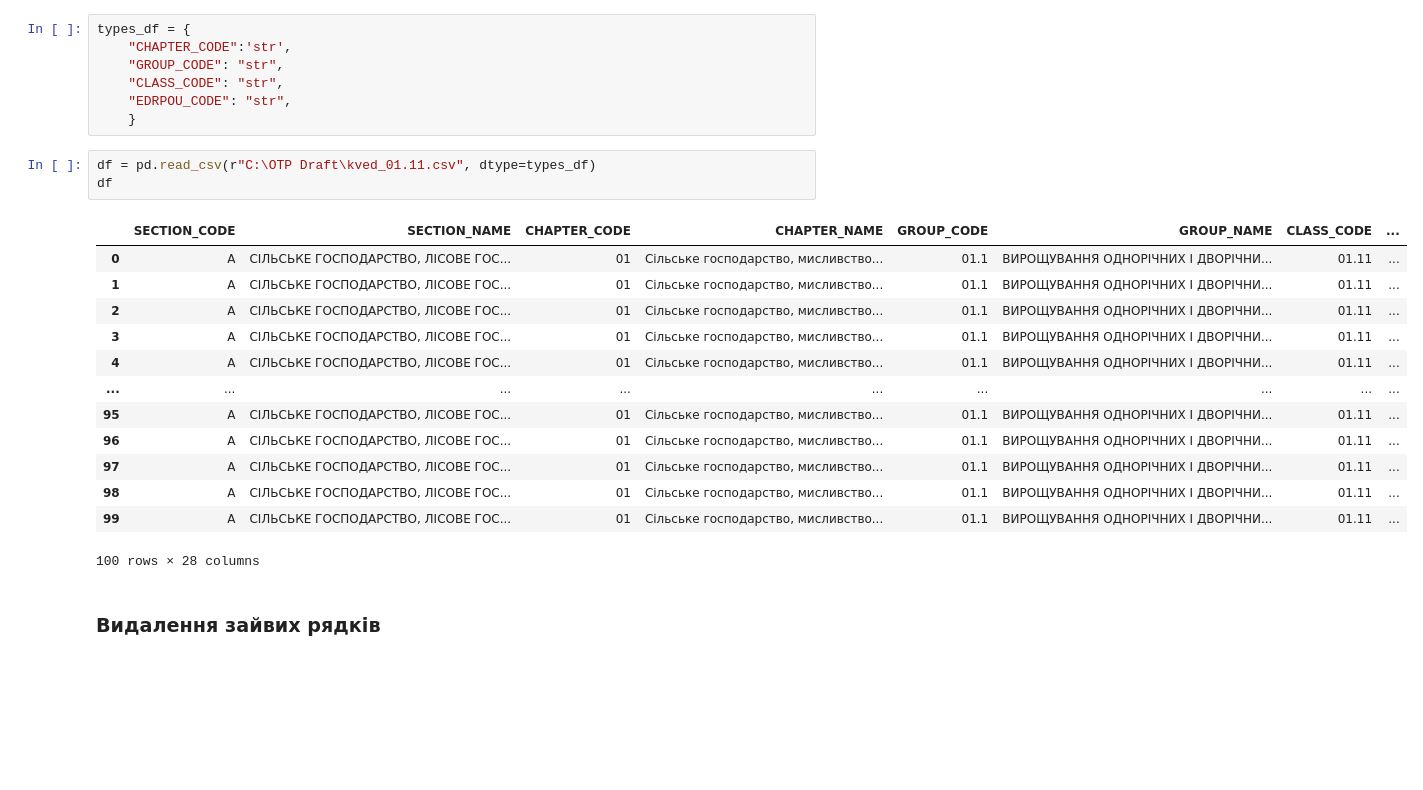
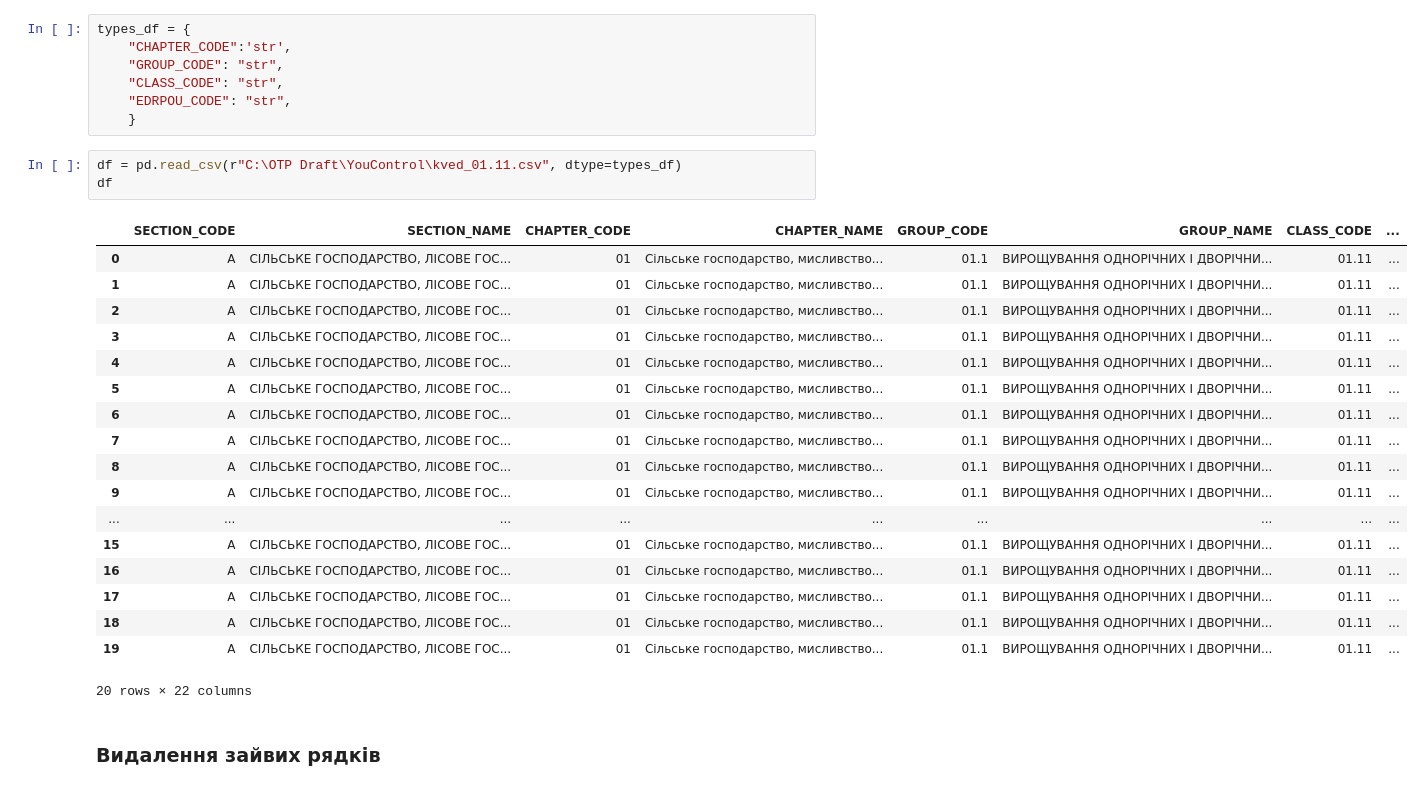
Before and after one commit to talokin1/parse_youcontrol, a Jupyter notebook: parsing_preprocessing.ipynb, the cells around one changed output. Drawn from its saved outputs; the diff is of its cells as text; blank space fills up the shorter version.

```diff
--- a/parsing_preprocessing.ipynb
+++ b/parsing_preprocessing.ipynb
@@ -11,22 +11,27 @@ types_df = {
     "EDRPOU_CODE": "str",
     }
 # %%
-df = pd.read_csv(r"C:\OTP Draft\kved_01.11.csv", dtype=types_df)
+df = pd.read_csv(r"C:\OTP Draft\YouControl\kved_01.11.csv", dtype=types_df)
 df
 # %% [output]
 |  | SECTION_CODE | SECTION_NAME | CHAPTER_CODE | CHAPTER_NAME | GROUP_CODE | GROUP_NAME | CLASS_CODE | ... |
 | 0 | A | СІЛЬСЬКЕ ГОСПОДАРСТВО, ЛІСОВЕ ГОС... | 01 | Сільське господарство, мисливство... | 01.1 | ВИРОЩУВАННЯ ОДНОРІЧНИХ І ДВОРІЧНИ... | 01.11 | ... |
 | 1 | A | СІЛЬСЬКЕ ГОСПОДАРСТВО, ЛІСОВЕ ГОС... | 01 | Сільське господарство, мисливство... | 01.1 | ВИРОЩУВАННЯ ОДНОРІЧНИХ І ДВОРІЧНИ... | 01.11 | ... |
 | 2 | A | СІЛЬСЬКЕ ГОСПОДАРСТВО, ЛІСОВЕ ГОС... | 01 | Сільське господарство, мисливство... | 01.1 | ВИРОЩУВАННЯ ОДНОРІЧНИХ І ДВОРІЧНИ... | 01.11 | ... |
 | 3 | A | СІЛЬСЬКЕ ГОСПОДАРСТВО, ЛІСОВЕ ГОС... | 01 | Сільське господарство, мисливство... | 01.1 | ВИРОЩУВАННЯ ОДНОРІЧНИХ І ДВОРІЧНИ... | 01.11 | ... |
 | 4 | A | СІЛЬСЬКЕ ГОСПОДАРСТВО, ЛІСОВЕ ГОС... | 01 | Сільське господарство, мисливство... | 01.1 | ВИРОЩУВАННЯ ОДНОРІЧНИХ І ДВОРІЧНИ... | 01.11 | ... |
+| 5 | A | СІЛЬСЬКЕ ГОСПОДАРСТВО, ЛІСОВЕ ГОС... | 01 | Сільське господарство, мисливство... | 01.1 | ВИРОЩУВАННЯ ОДНОРІЧНИХ І ДВОРІЧНИ... | 01.11 | ... |
+| 6 | A | СІЛЬСЬКЕ ГОСПОДАРСТВО, ЛІСОВЕ ГОС... | 01 | Сільське господарство, мисливство... | 01.1 | ВИРОЩУВАННЯ ОДНОРІЧНИХ І ДВОРІЧНИ... | 01.11 | ... |
+| 7 | A | СІЛЬСЬКЕ ГОСПОДАРСТВО, ЛІСОВЕ ГОС... | 01 | Сільське господарство, мисливство... | 01.1 | ВИРОЩУВАННЯ ОДНОРІЧНИХ І ДВОРІЧНИ... | 01.11 | ... |
+| 8 | A | СІЛЬСЬКЕ ГОСПОДАРСТВО, ЛІСОВЕ ГОС... | 01 | Сільське господарство, мисливство... | 01.1 | ВИРОЩУВАННЯ ОДНОРІЧНИХ І ДВОРІЧНИ... | 01.11 | ... |
+| 9 | A | СІЛЬСЬКЕ ГОСПОДАРСТВО, ЛІСОВЕ ГОС... | 01 | Сільське господарство, мисливство... | 01.1 | ВИРОЩУВАННЯ ОДНОРІЧНИХ І ДВОРІЧНИ... | 01.11 | ... |
 | ... | ... | ... | ... | ... | ... | ... | ... | ... |
-| 95 | A | СІЛЬСЬКЕ ГОСПОДАРСТВО, ЛІСОВЕ ГОС... | 01 | Сільське господарство, мисливство... | 01.1 | ВИРОЩУВАННЯ ОДНОРІЧНИХ І ДВОРІЧНИ... | 01.11 | ... |
-| 96 | A | СІЛЬСЬКЕ ГОСПОДАРСТВО, ЛІСОВЕ ГОС... | 01 | Сільське господарство, мисливство... | 01.1 | ВИРОЩУВАННЯ ОДНОРІЧНИХ І ДВОРІЧНИ... | 01.11 | ... |
-| 97 | A | СІЛЬСЬКЕ ГОСПОДАРСТВО, ЛІСОВЕ ГОС... | 01 | Сільське господарство, мисливство... | 01.1 | ВИРОЩУВАННЯ ОДНОРІЧНИХ І ДВОРІЧНИ... | 01.11 | ... |
-| 98 | A | СІЛЬСЬКЕ ГОСПОДАРСТВО, ЛІСОВЕ ГОС... | 01 | Сільське господарство, мисливство... | 01.1 | ВИРОЩУВАННЯ ОДНОРІЧНИХ І ДВОРІЧНИ... | 01.11 | ... |
-| 99 | A | СІЛЬСЬКЕ ГОСПОДАРСТВО, ЛІСОВЕ ГОС... | 01 | Сільське господарство, мисливство... | 01.1 | ВИРОЩУВАННЯ ОДНОРІЧНИХ І ДВОРІЧНИ... | 01.11 | ... |
+| 15 | A | СІЛЬСЬКЕ ГОСПОДАРСТВО, ЛІСОВЕ ГОС... | 01 | Сільське господарство, мисливство... | 01.1 | ВИРОЩУВАННЯ ОДНОРІЧНИХ І ДВОРІЧНИ... | 01.11 | ... |
+| 16 | A | СІЛЬСЬКЕ ГОСПОДАРСТВО, ЛІСОВЕ ГОС... | 01 | Сільське господарство, мисливство... | 01.1 | ВИРОЩУВАННЯ ОДНОРІЧНИХ І ДВОРІЧНИ... | 01.11 | ... |
+| 17 | A | СІЛЬСЬКЕ ГОСПОДАРСТВО, ЛІСОВЕ ГОС... | 01 | Сільське господарство, мисливство... | 01.1 | ВИРОЩУВАННЯ ОДНОРІЧНИХ І ДВОРІЧНИ... | 01.11 | ... |
+| 18 | A | СІЛЬСЬКЕ ГОСПОДАРСТВО, ЛІСОВЕ ГОС... | 01 | Сільське господарство, мисливство... | 01.1 | ВИРОЩУВАННЯ ОДНОРІЧНИХ І ДВОРІЧНИ... | 01.11 | ... |
+| 19 | A | СІЛЬСЬКЕ ГОСПОДАРСТВО, ЛІСОВЕ ГОС... | 01 | Сільське господарство, мисливство... | 01.1 | ВИРОЩУВАННЯ ОДНОРІЧНИХ І ДВОРІЧНИ... | 01.11 | ... |
-100 rows × 28 columns
+20 rows × 22 columns
 # %% [markdown]
 ### Видалення зайвих рядків
 # %%
```
Also changed, not shown: parts of 5 cells of this notebook, 11 other files.
